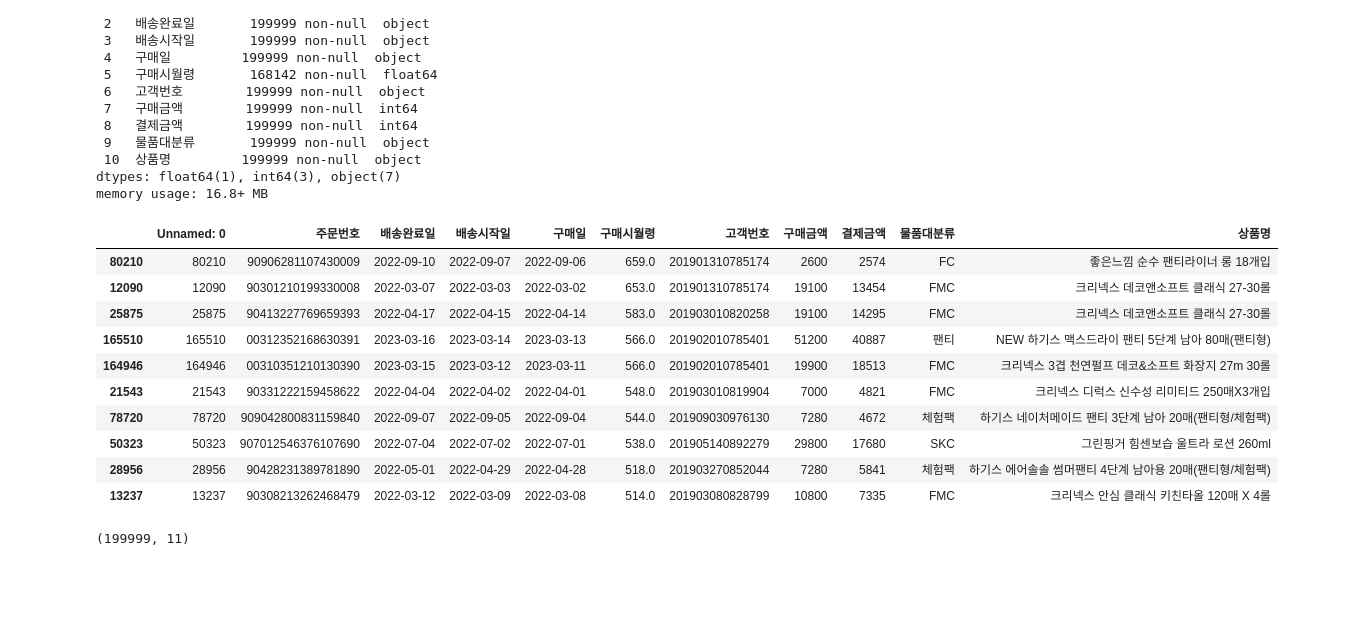
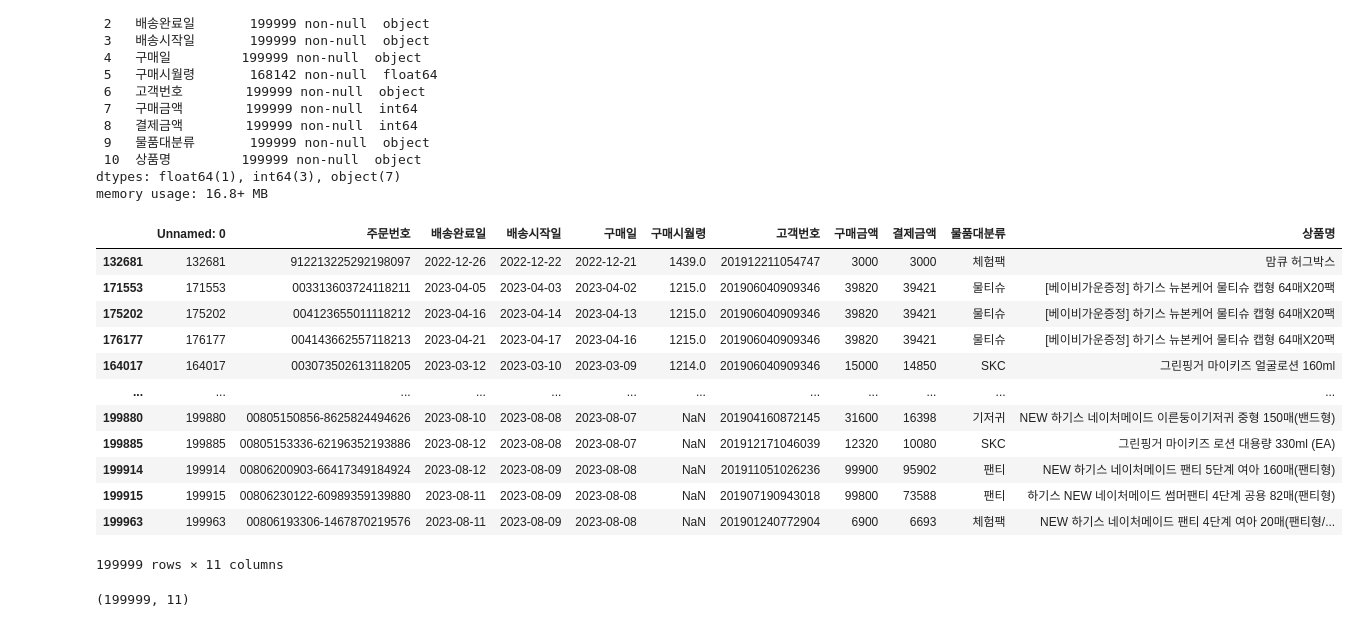
Before and after one commit to raneeKim/SW_CAMP, a Jupyter notebook: ML_Project2/자료확인.ipynb, the cells around one changed output. Cells and saved outputs as stored; diff of their text form; code cells hidden in the pictures; blank space fills up the shorter version.

```diff
--- a/ML_Project2/자료확인.ipynb
+++ b/ML_Project2/자료확인.ipynb
@@ -34,19 +29,21 @@ Data columns (total 11 columns):
 dtypes: float64(1), int64(3), object(7)
 memory usage: 16.8+ MB
 # %%
-df_sales.sort_values(by='구매시월령',ascending=False).iloc[40:50]
+df_sales.sort_values(by='구매시월령',ascending=False)
 # %% [output]
 |  | Unnamed: 0 | 주문번호 | 배송완료일 | 배송시작일 | 구매일 | 구매시월령 | 고객번호 | 구매금액 | 결제금액 | 물품대분류 | 상품명 |
-| 80210 | 80210 | 90906281107430009 | 2022-09-10 | 2022-09-07 | 2022-09-06 | 659.0 | 201901310785174 | 2600 | 2574 | FC | 좋은느낌 순수 팬티라이너 롱 18개입 |
-| 12090 | 12090 | 90301210199330008 | 2022-03-07 | 2022-03-03 | 2022-03-02 | 653.0 | 201901310785174 | 19100 | 13454 | FMC | 크리넥스 데코앤소프트 클래식 27-30롤 |
-| 25875 | 25875 | 90413227769659393 | 2022-04-17 | 2022-04-15 | 2022-04-14 | 583.0 | 201903010820258 | 19100 | 14295 | FMC | 크리넥스 데코앤소프트 클래식 27-30롤 |
-| 165510 | 165510 | 00312352168630391 | 2023-03-16 | 2023-03-14 | 2023-03-13 | 566.0 | 201902010785401 | 51200 | 40887 | 팬티 | NEW 하기스 맥스드라이 팬티 5단계 남아 80매(팬티형) |
-| 164946 | 164946 | 00310351210130390 | 2023-03-15 | 2023-03-12 | 2023-03-11 | 566.0 | 201902010785401 | 19900 | 18513 | FMC | 크리넥스 3겹 천연펄프 데코&소프트 화장지 27m 30롤 |
-| 21543 | 21543 | 90331222159458622 | 2022-04-04 | 2022-04-02 | 2022-04-01 | 548.0 | 201903010819904 | 7000 | 4821 | FMC | 크리넥스 디럭스 신수성 리미티드 250매X3개입 |
-| 78720 | 78720 | 909042800831159840 | 2022-09-07 | 2022-09-05 | 2022-09-04 | 544.0 | 201909030976130 | 7280 | 4672 | 체험팩 | 하기스 네이처메이드 팬티 3단계 남아 20매(팬티형/체험팩) |
-| 50323 | 50323 | 907012546376107690 | 2022-07-04 | 2022-07-02 | 2022-07-01 | 538.0 | 201905140892279 | 29800 | 17680 | SKC | 그린핑거 힘센보습 울트라 로션 260ml |
-| 28956 | 28956 | 90428231389781890 | 2022-05-01 | 2022-04-29 | 2022-04-28 | 518.0 | 201903270852044 | 7280 | 5841 | 체험팩 | 하기스 에어솔솔 썸머팬티 4단계 남아용 20매(팬티형/체험팩) |
-| 13237 | 13237 | 90308213262468479 | 2022-03-12 | 2022-03-09 | 2022-03-08 | 514.0 | 201903080828799 | 10800 | 7335 | FMC | 크리넥스 안심 클래식 키친타올 120매 X 4롤 |
+| 132681 | 132681 | 912213225292198097 | 2022-12-26 | 2022-12-22 | 2022-12-21 | 1439.0 | 201912211054747 | 3000 | 3000 | 체험팩 | 맘큐 허그박스 |
+| 171553 | 171553 | 003313603724118211 | 2023-04-05 | 2023-04-03 | 2023-04-02 | 1215.0 | 201906040909346 | 39820 | 39421 | 물티슈 | [베이비가운증정] 하기스 뉴본케어 물티슈 캡형 64매X20팩 |
+| 175202 | 175202 | 004123655011118212 | 2023-04-16 | 2023-04-14 | 2023-04-13 | 1215.0 | 201906040909346 | 39820 | 39421 | 물티슈 | [베이비가운증정] 하기스 뉴본케어 물티슈 캡형 64매X20팩 |
+| 176177 | 176177 | 004143662557118213 | 2023-04-21 | 2023-04-17 | 2023-04-16 | 1215.0 | 201906040909346 | 39820 | 39421 | 물티슈 | [베이비가운증정] 하기스 뉴본케어 물티슈 캡형 64매X20팩 |
+| 164017 | 164017 | 003073502613118205 | 2023-03-12 | 2023-03-10 | 2023-03-09 | 1214.0 | 201906040909346 | 15000 | 14850 | SKC | 그린핑거 마이키즈 얼굴로션 160ml |
+| ... | ... | ... | ... | ... | ... | ... | ... | ... | ... | ... | ... |
+| 199880 | 199880 | 00805150856-8625824494626 | 2023-08-10 | 2023-08-08 | 2023-08-07 | NaN | 201904160872145 | 31600 | 16398 | 기저귀 | NEW 하기스 네이처메이드 이른둥이기저귀 중형 150매(밴드형) |
+| 199885 | 199885 | 00805153336-62196352193886 | 2023-08-12 | 2023-08-08 | 2023-08-07 | NaN | 201912171046039 | 12320 | 10080 | SKC | 그린핑거 마이키즈 로션 대용량 330ml (EA) |
+| 199914 | 199914 | 00806200903-66417349184924 | 2023-08-12 | 2023-08-09 | 2023-08-08 | NaN | 201911051026236 | 99900 | 95902 | 팬티 | NEW 하기스 네이처메이드 팬티 5단계 여아 160매(팬티형) |
+| 199915 | 199915 | 00806230122-60989359139880 | 2023-08-11 | 2023-08-09 | 2023-08-08 | NaN | 201907190943018 | 99800 | 73588 | 팬티 | 하기스 NEW 네이처메이드 썸머팬티 4단계 공용 82매(팬티형) |
+| 199963 | 199963 | 00806193306-1467870219576 | 2023-08-11 | 2023-08-09 | 2023-08-08 | NaN | 201901240772904 | 6900 | 6693 | 체험팩 | NEW 하기스 네이처메이드 팬티 4단계 여아 20매(팬티형/... |
+199999 rows × 11 columns
 # %%
 df_sales.sort
 # %%
```
Also changed, not shown: parts of 3 cells of this notebook, 3 other files.
